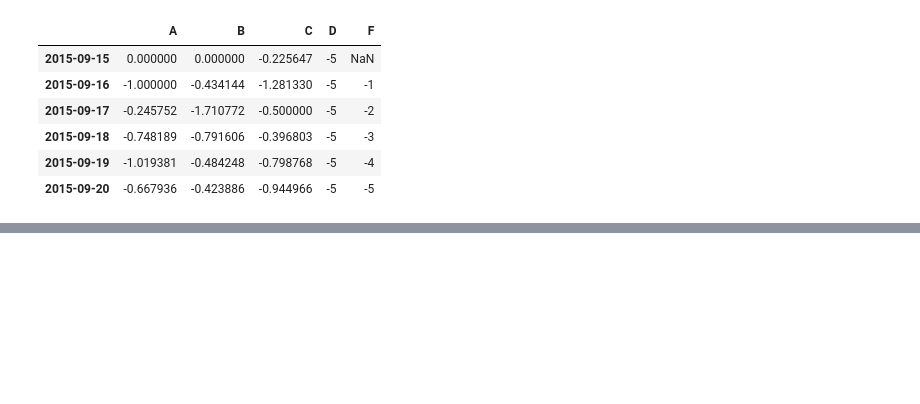
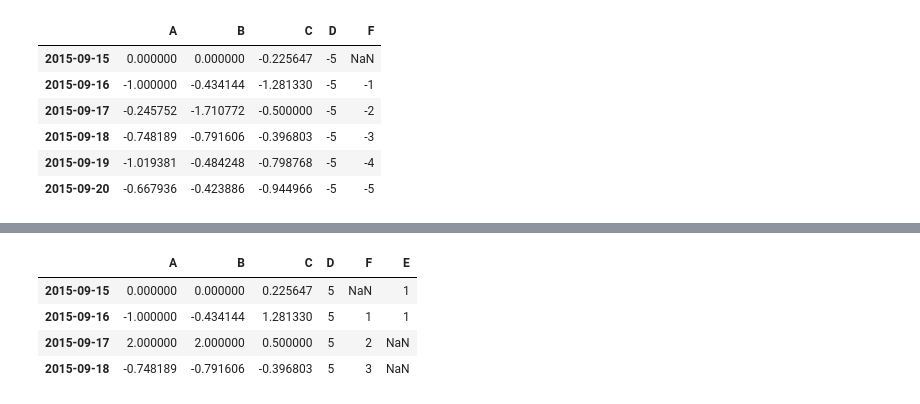
Before and after one commit to SByeol/data_science, a Jupyter notebook: HW1_pandas.ipynb, the cells around one changed output, grey strips where cells are left out. Cells and saved outputs as stored; diff of their text form; code cells hidden in the pictures; blank space fills up the shorter version.

```diff
--- a/HW1_pandas.ipynb
+++ b/HW1_pandas.ipynb
@@ -557,0 +580,8 @@ df2
+# %%
+df1
+# %% [output]
+|  | A | B | C | D | F | E |
+| 2015-09-15 | 0.000000 | 0.000000 | 0.225647 | 5 | NaN | 1 |
+| 2015-09-16 | -1.000000 | -0.434144 | 1.281330 | 5 | 1 | 1 |
+| 2015-09-17 | 2.000000 | 2.000000 | 0.500000 | 5 | 2 | NaN |
+| 2015-09-18 | -0.748189 | -0.791606 | -0.396803 | 5 | 3 | NaN |
```
Also changed, not shown: parts of 9 cells of this notebook.
